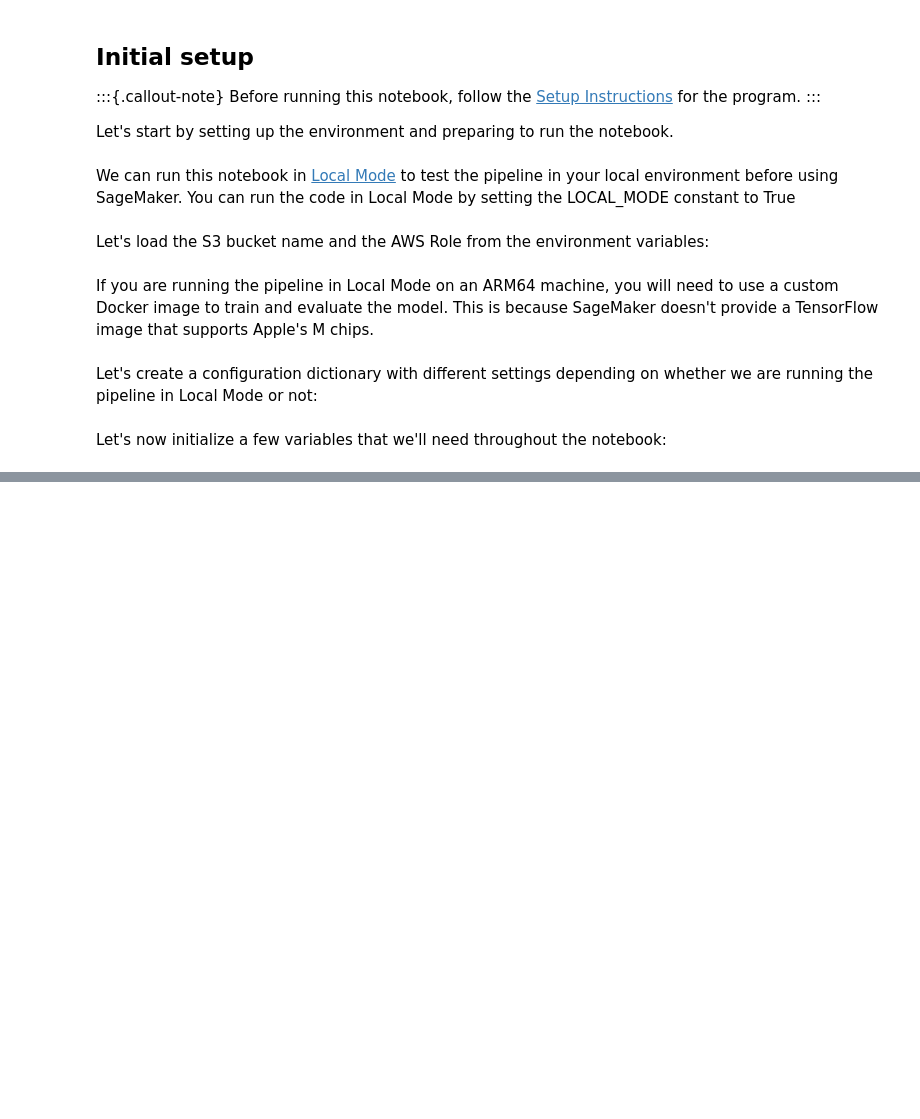
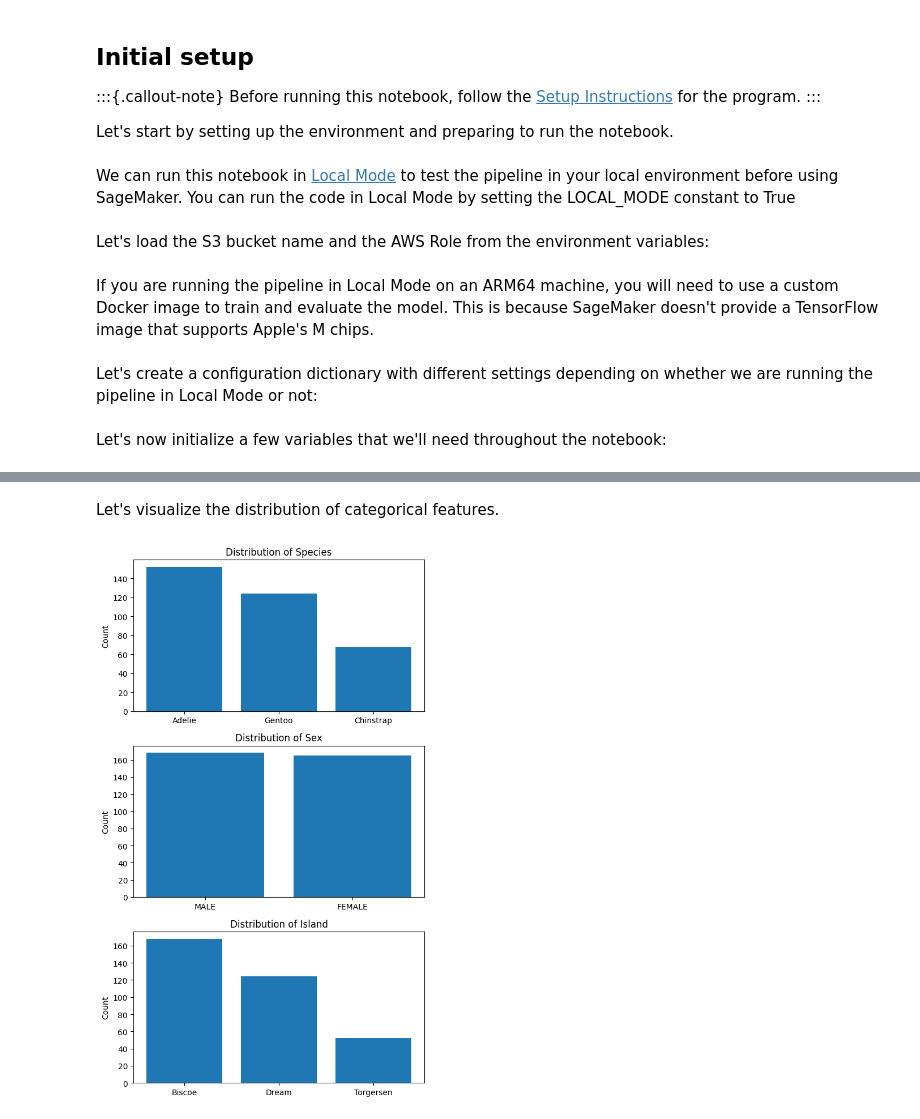
Before and after one commit to MonuSingh16/adiy-book-courses-moocs, a Jupyter notebook: ml-school/program/cohort.ipynb, the cells around one changed output, grey strips where cells are left out. Drawn from its saved outputs; the diff is of its cells as text; code cells hidden in the pictures; blank space fills up the shorter version.

```diff
--- a/ml-school/program/cohort.ipynb
+++ b/ml-school/program/cohort.ipynb
@@ -94,0 +101,6 @@ region = boto3.Session().region_name
+# %%
+import pandas as pd
+import numpy as np
+
+penguins = pd.read_csv(DATA_FILE_PATH)
+penguins.head()
@@ -94,0 +147,10 @@ region = boto3.Session().region_name
+# %%
+species_distribution = penguins["species"].value_counts()
+island_distribution = penguins["island"].value_counts()
+sex_distribution = penguins["sex"].value_counts()
+
+print(species_distribution)
+print()
+print(island_distribution)
+print()
+print(sex_distribution)
@@ -94,0 +183,5 @@ region = boto3.Session().region_name
+# %%
+penguins["sex"] = penguins["sex"].replace(".", np.nan)
+
+sex_distribution = penguins["sex"].value_counts()
+print(sex_distribution)
@@ -94,0 +223,23 @@ region = boto3.Session().region_name
+# %% [markdown]
+Let's visualize the distribution of categorical features.
+# %%
+import matplotlib.pyplot as plt
+
+fig, ax = plt.subplots(3, 1, figsize=(6,10))
+
+ax[0].bar(species_distribution.index, species_distribution.values)
+ax[0].set_ylabel("Count")
+ax[0].set_title("Distribution of Species")
+
+ax[1].bar(sex_distribution.index, sex_distribution.values)
+ax[1].set_ylabel("Count")
+ax[1].set_title("Distribution of Sex")
+
+ax[2].bar(island_distribution.index, island_distribution.values)
+ax[2].set_ylabel("Count")
+ax[2].set_title("Distribution of Island")
+
+plt.tight_layout()
+plt.show()
+# %% [output]
+[figure, added]
```
Also changed, not shown: parts of 21 cells of this notebook.
